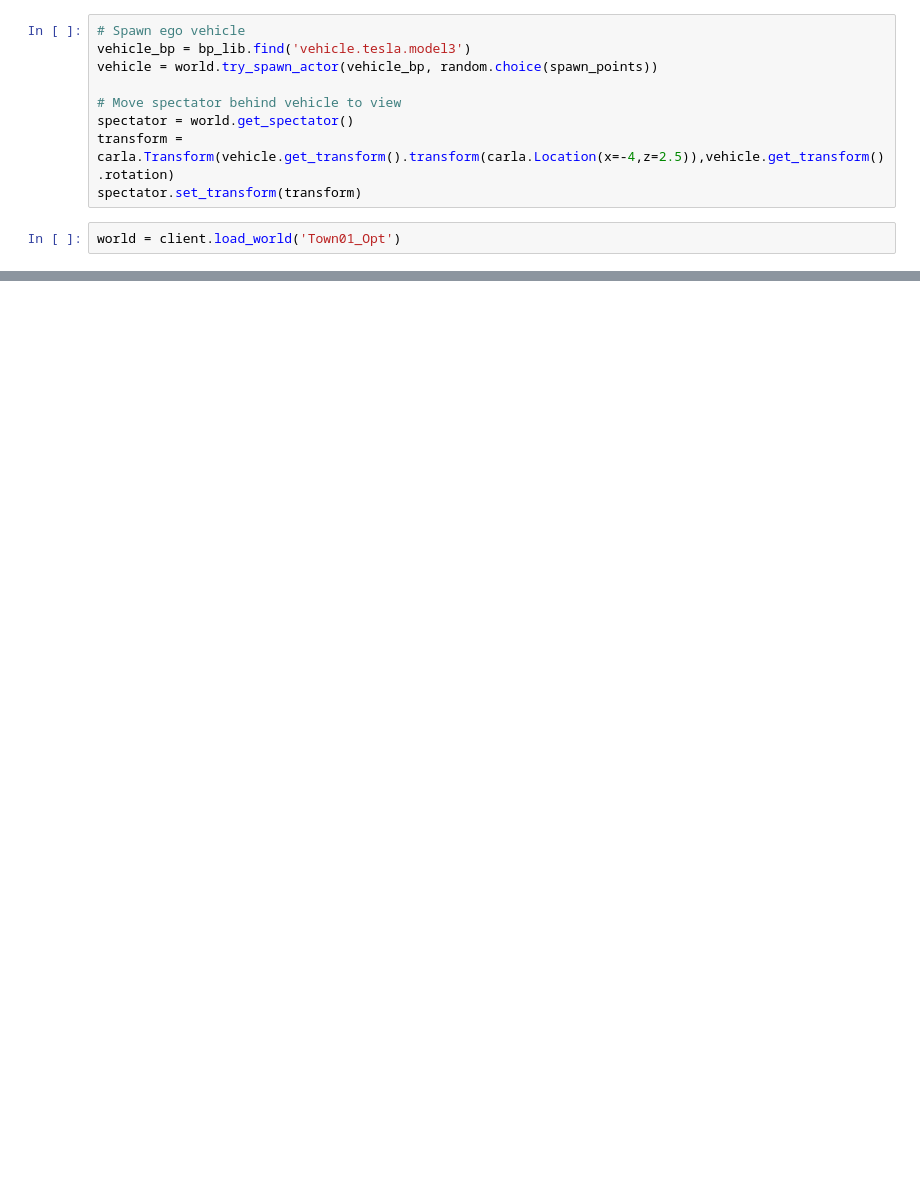
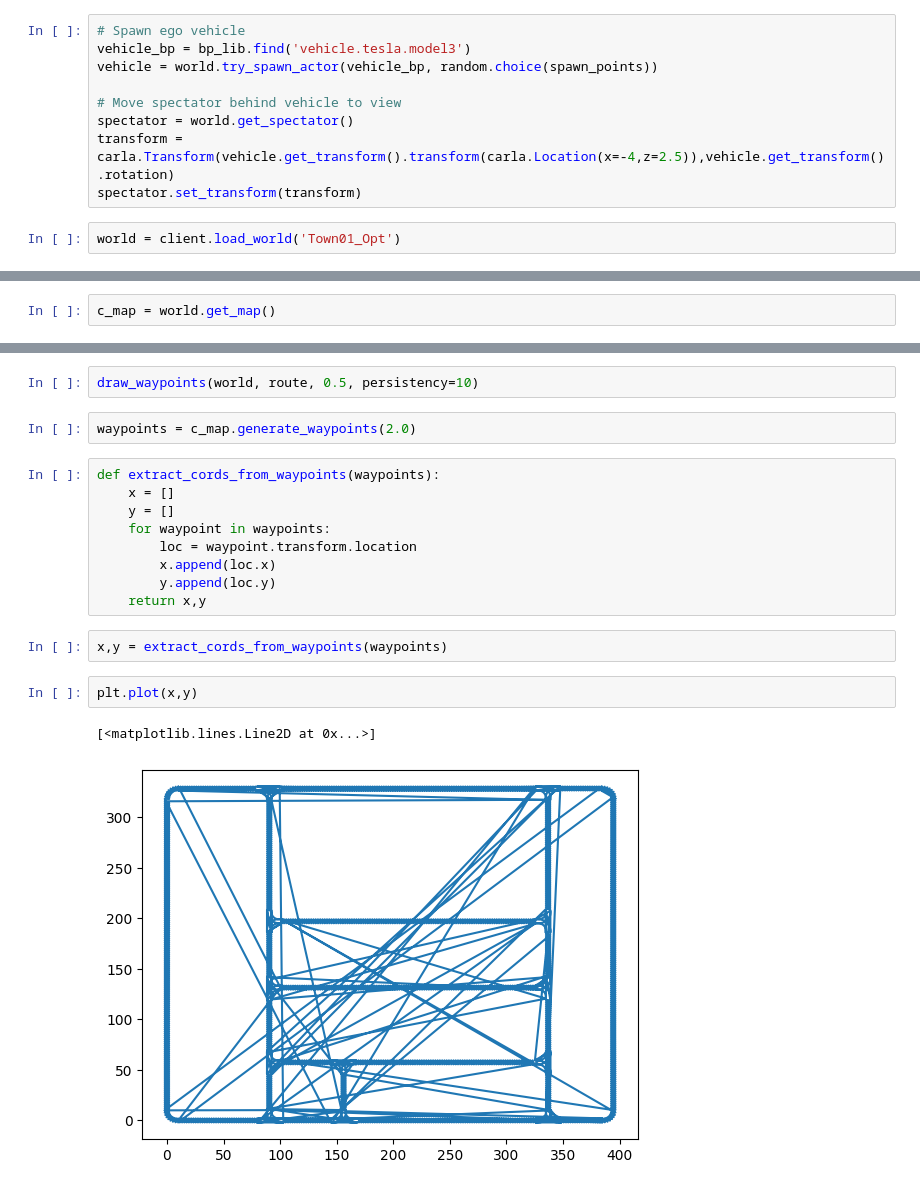
Before and after one commit to miladsamim/rl_ad, a Jupyter notebook: route.ipynb, the cells around one changed output, grey strips where cells are left out. Cells and saved outputs as stored; diff of their text form; blank space fills up the shorter version.

Commit message:
route making and adjusting scenario runner

```diff
--- a/route.ipynb
+++ b/route.ipynb
@@ -37,0 +52,2 @@ world = client.load_world('Town01_Opt')
+# %%
+c_map = world.get_map()
@@ -37,0 +119,20 @@ world = client.load_world('Town01_Opt')
+# %%
+draw_waypoints(world, route, 0.5, persistency=10)
+# %%
+waypoints = c_map.generate_waypoints(2.0)
+# %%
+def extract_cords_from_waypoints(waypoints):
+    x = []
+    y = []
+    for waypoint in waypoints:
+        loc = waypoint.transform.location
+        x.append(loc.x)
+        y.append(loc.y)
+    return x,y
+# %%
+x,y = extract_cords_from_waypoints(waypoints)
+# %%
+plt.plot(x,y)
+# %% [output]
+[<matplotlib.lines.Line2D at 0x...>]
+[figure, added]
```
Also changed, not shown: parts of 15 cells of this notebook, 3 other files.
